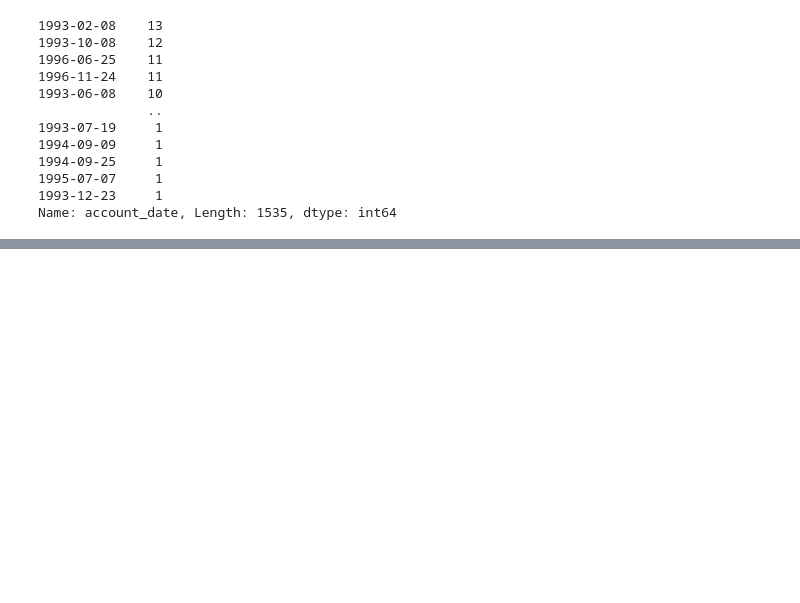
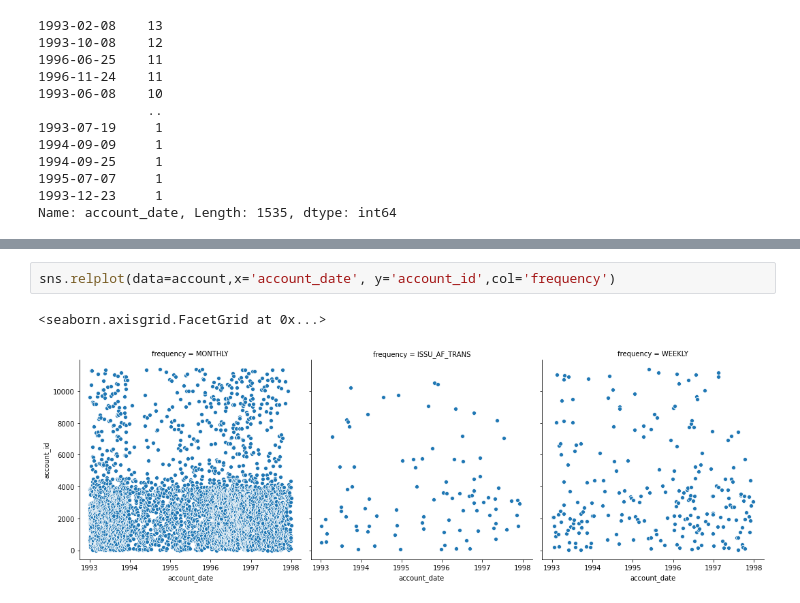
Before and after one commit to bosshentai/MachineLearning, a Jupyter notebook: Challenge/1.Account.ipynb, the cells around one changed output, grey strips where cells are left out. Drawn from its saved outputs; the diff is of its cells as text; blank space fills up the shorter version.

```diff
--- a/Challenge/1.Account.ipynb
+++ b/Challenge/1.Account.ipynb
@@ -93,0 +100,5 @@ sns.swarmplot(x=account["frequency"],y=account["account_id"])
+# %%
+sns.relplot(data=account,x='account_date', y='account_id',col='frequency')
+# %% [output]
+<seaborn.axisgrid.FacetGrid at 0x...>
+[figure, added]
```
Also changed, not shown: parts of 5 cells of this notebook.
